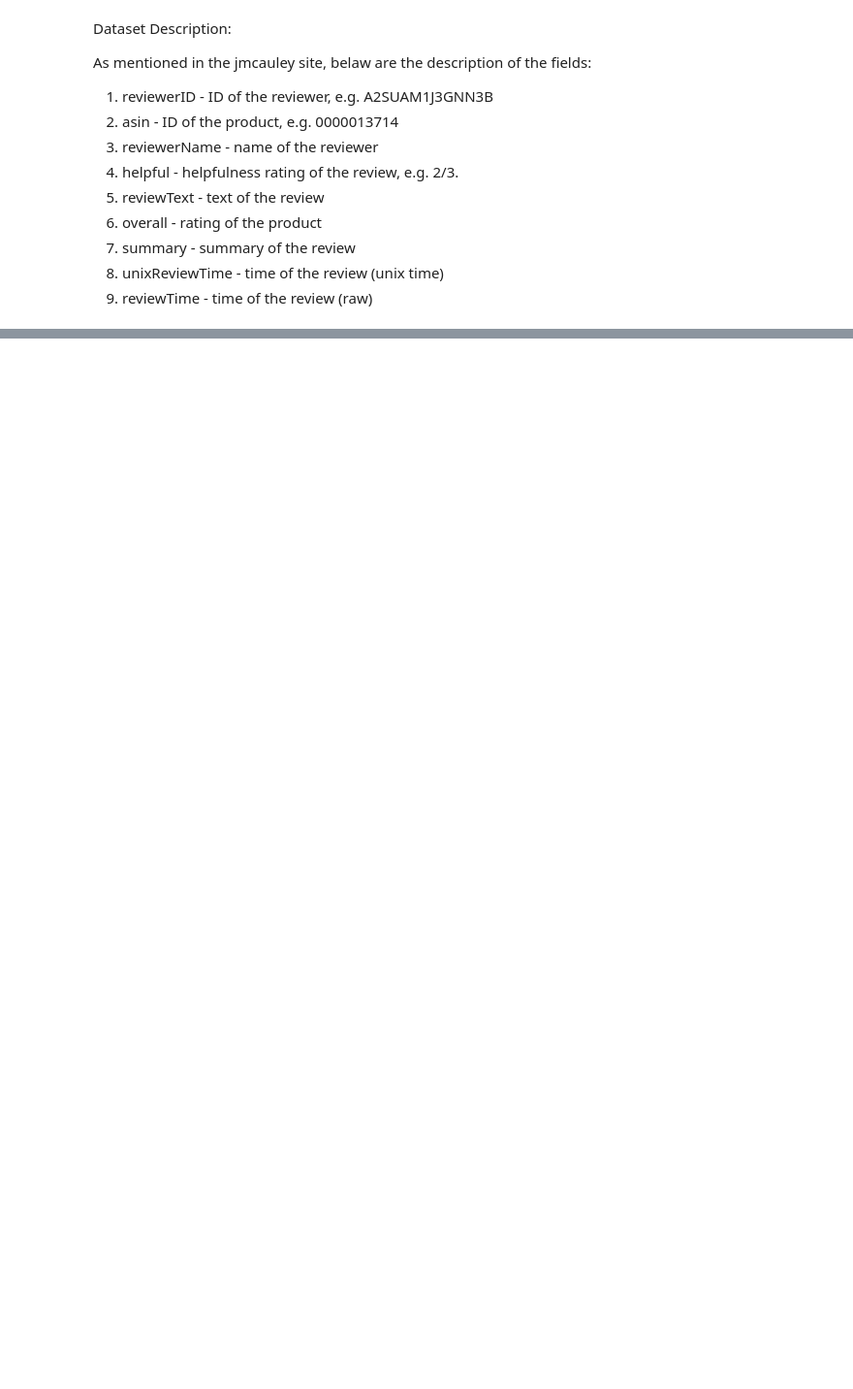
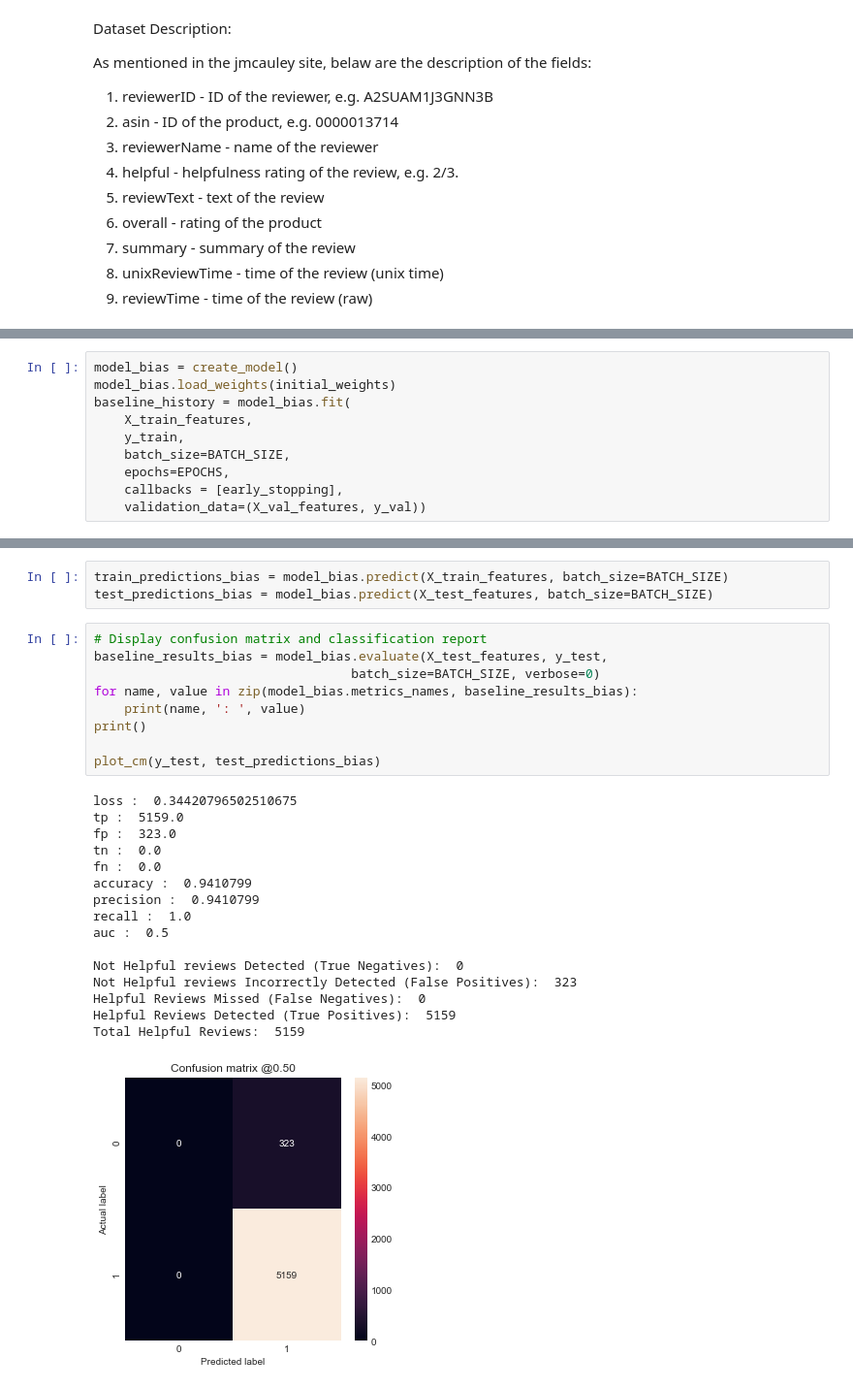
Before and after one commit to subhashree-ai/amazon-review-helpfulness-prediction, a Jupyter notebook: notebooks/amazon_helpfulness_prediction_deep_learning.ipynb, the cells around one changed output, grey strips where cells are left out. Shown at 97% size. Drawn from its saved outputs; the diff is of its cells as text; blank space fills up the shorter version.

```diff
--- a/notebooks/amazon_helpfulness_prediction_deep_learning.ipynb
+++ b/notebooks/amazon_helpfulness_prediction_deep_learning.ipynb
@@ -280,0 +442,10 @@ https://realpython.com/python-keras-text-classification/
+# %%
+model_bias = create_model()
+model_bias.load_weights(initial_weights)
+baseline_history = model_bias.fit(
+    X_train_features,
+    y_train,
+    batch_size=BATCH_SIZE,
+    epochs=EPOCHS,
+    callbacks = [early_stopping],
+    validation_data=(X_val_features, y_val))
@@ -280,0 +470,29 @@ https://realpython.com/python-keras-text-classification/
+# %%
+train_predictions_bias = model_bias.predict(X_train_features, batch_size=BATCH_SIZE)
+test_predictions_bias = model_bias.predict(X_test_features, batch_size=BATCH_SIZE)
+# %%
+# Display confusion matrix and classification report
+baseline_results_bias = model_bias.evaluate(X_test_features, y_test,
+                                  batch_size=BATCH_SIZE, verbose=0)
+for name, value in zip(model_bias.metrics_names, baseline_results_bias):
+    print(name, ': ', value)
+print()
+
+plot_cm(y_test, test_predictions_bias)
+# %% [output]
+loss :  0.34420796502510675
+tp :  5159.0
+fp :  323.0
+tn :  0.0
+fn :  0.0
+accuracy :  0.9410799
+precision :  0.9410799
+recall :  1.0
+auc :  0.5
+
+Not Helpful reviews Detected (True Negatives):  0
+Not Helpful reviews Incorrectly Detected (False Positives):  323
+Helpful Reviews Missed (False Negatives):  0
+Helpful Reviews Detected (True Positives):  5159
+Total Helpful Reviews:  5159
+[figure, added]
```
Also changed, not shown: parts of 91 cells of this notebook, 1 other file.
